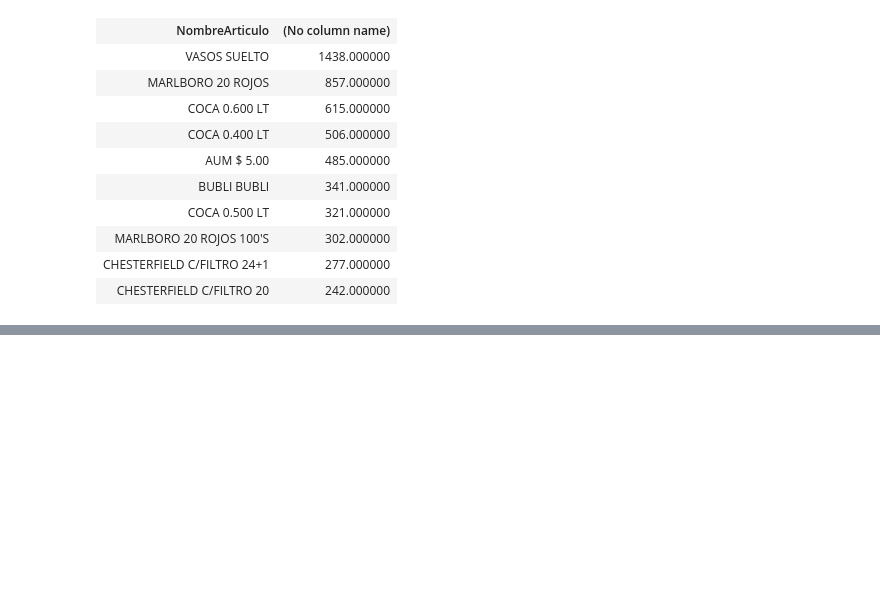
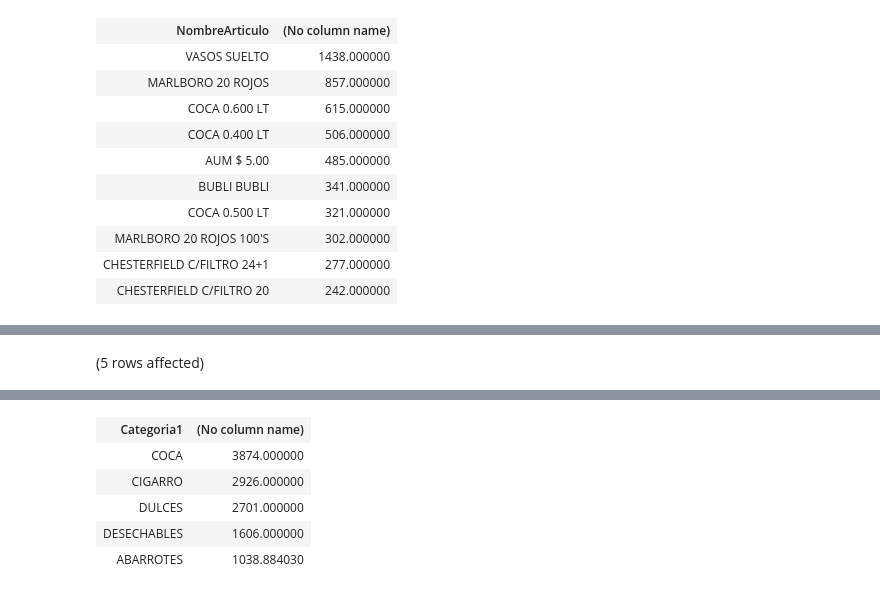
Before and after one commit to g-garciac/formaciondse-cursosqlsoftura, a Jupyter notebook: Notebook-1.ipynb, the cells around one changed output, grey strips where cells are left out. Cells and saved outputs as stored; diff of their text form; code cells hidden in the pictures; blank space fills up the shorter version.

Commit message:
Actualizacion en la sesion del 30 de enero

```diff
--- a/Notebook-1.ipynb
+++ b/Notebook-1.ipynb
@@ -121,0 +138,11 @@ Total execution time: 00:00:01.910
+# %%
+--Top 5 de las categorías (campo Categoria1) más vendidas en el mes actual.
+SELECT TOP 5 a.Categoria1, SUM(lv.Cantidad) Unidades
+FROM LineaVentas lv
+INNER JOIN Ventas v ON v.Id = lv.VentaId
+INNER JOIN Articulos a ON a.Id = lv.ArticuloId
+WHERE v.Fecha BETWEEN '2022-01-01 00:00:00' AND '2022-01-30 23:59:59' AND v.Estado = 0
+GROUP BY a.Categoria1
+ORDER BY 2 DESC
+# %% [output]
+(5 rows affected)
@@ -121,0 +150,6 @@ Total execution time: 00:00:01.910
+| Categoria1 | (No column name) |
+| COCA | 3874.000000 |
+| CIGARRO | 2926.000000 |
+| DULCES | 2701.000000 |
+| DESECHABLES | 1606.000000 |
+| ABARROTES | 1038.884030 |
```
Also changed, not shown: parts of 2 cells of this notebook.
